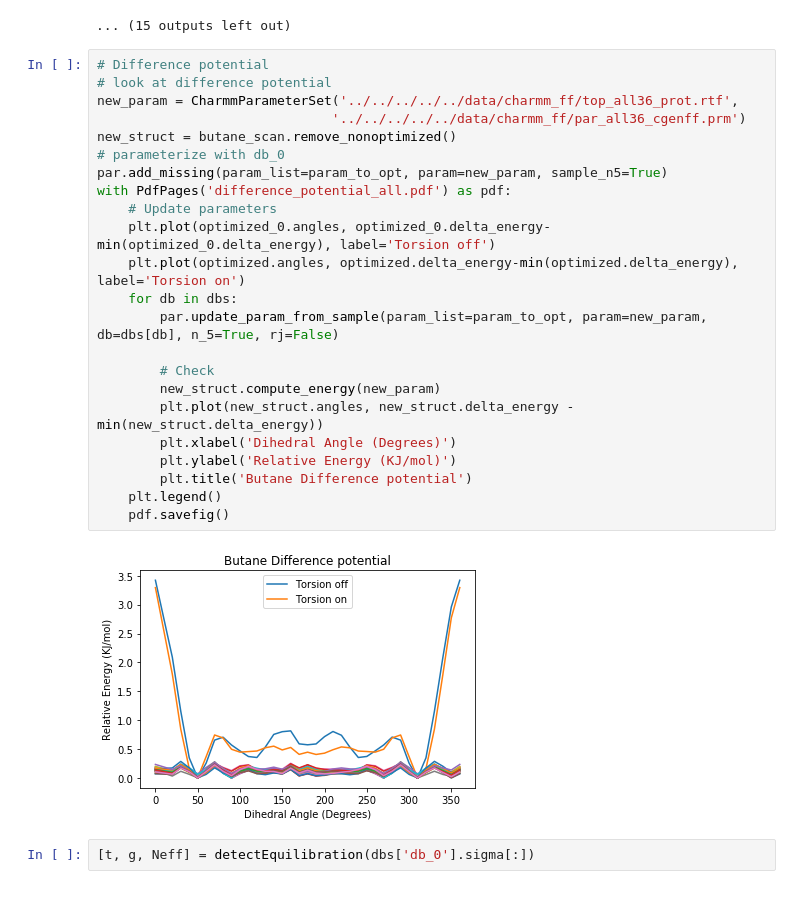
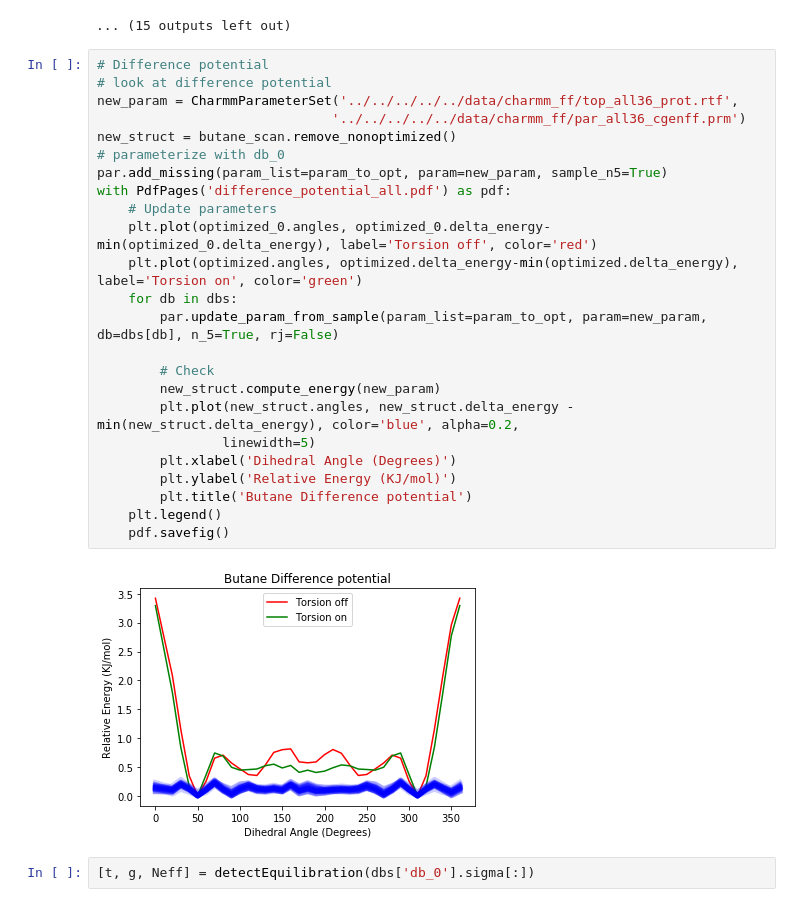
Before and after one commit to choderalab/torsionfit_examples, a Jupyter notebook: butane/sampling_torsions/c_c_c_c_torsion/n5/10000/sampling_analysis.ipynb, the cells around one changed output. Saved outputs shown, nothing was run; the diff lists cells and outputs as text.

```diff
--- a/butane/sampling_torsions/c_c_c_c_torsion/n5/10000/sampling_analysis.ipynb
+++ b/butane/sampling_torsions/c_c_c_c_torsion/n5/10000/sampling_analysis.ipynb
@@ -126,28 +125,29 @@ with PdfPages('difference_potential.pdf') as pdf:
 # %%
 # Difference potential
 # look at difference potential
 new_param = CharmmParameterSet('../../../../../data/charmm_ff/top_all36_prot.rtf',
                               '../../../../../data/charmm_ff/par_all36_cgenff.prm')
 new_struct = butane_scan.remove_nonoptimized()
 # parameterize with db_0
 par.add_missing(param_list=param_to_opt, param=new_param, sample_n5=True)
 with PdfPages('difference_potential_all.pdf') as pdf:
     # Update parameters
-    plt.plot(optimized_0.angles, optimized_0.delta_energy-min(optimized_0.delta_energy), label='Torsion off')
-    plt.plot(optimized.angles, optimized.delta_energy-min(optimized.delta_energy), label='Torsion on')
+    plt.plot(optimized_0.angles, optimized_0.delta_energy-min(optimized_0.delta_energy), label='Torsion off', color='red')
+    plt.plot(optimized.angles, optimized.delta_energy-min(optimized.delta_energy), label='Torsion on', color='green')
     for db in dbs:
         par.update_param_from_sample(param_list=param_to_opt, param=new_param, db=dbs[db], n_5=True, rj=False)
 
         # Check
         new_struct.compute_energy(new_param)
-        plt.plot(new_struct.angles, new_struct.delta_energy - min(new_struct.delta_energy))
+        plt.plot(new_struct.angles, new_struct.delta_energy - min(new_struct.delta_energy), color='blue', alpha=0.2,
+                linewidth=5)
         plt.xlabel('Dihedral Angle (Degrees)')
         plt.ylabel('Relative Energy (KJ/mol)')
         plt.title('Butane Difference potential')
     plt.legend()
     pdf.savefig()
 # %% [output]
-[figure, old version]
+[figure, new version]
 # %%
 [t, g, Neff] = detectEquilibration(dbs['db_0'].sigma[:])
 # %%
```
Also changed, not shown: parts of 3 cells of this notebook, 3 other files.
